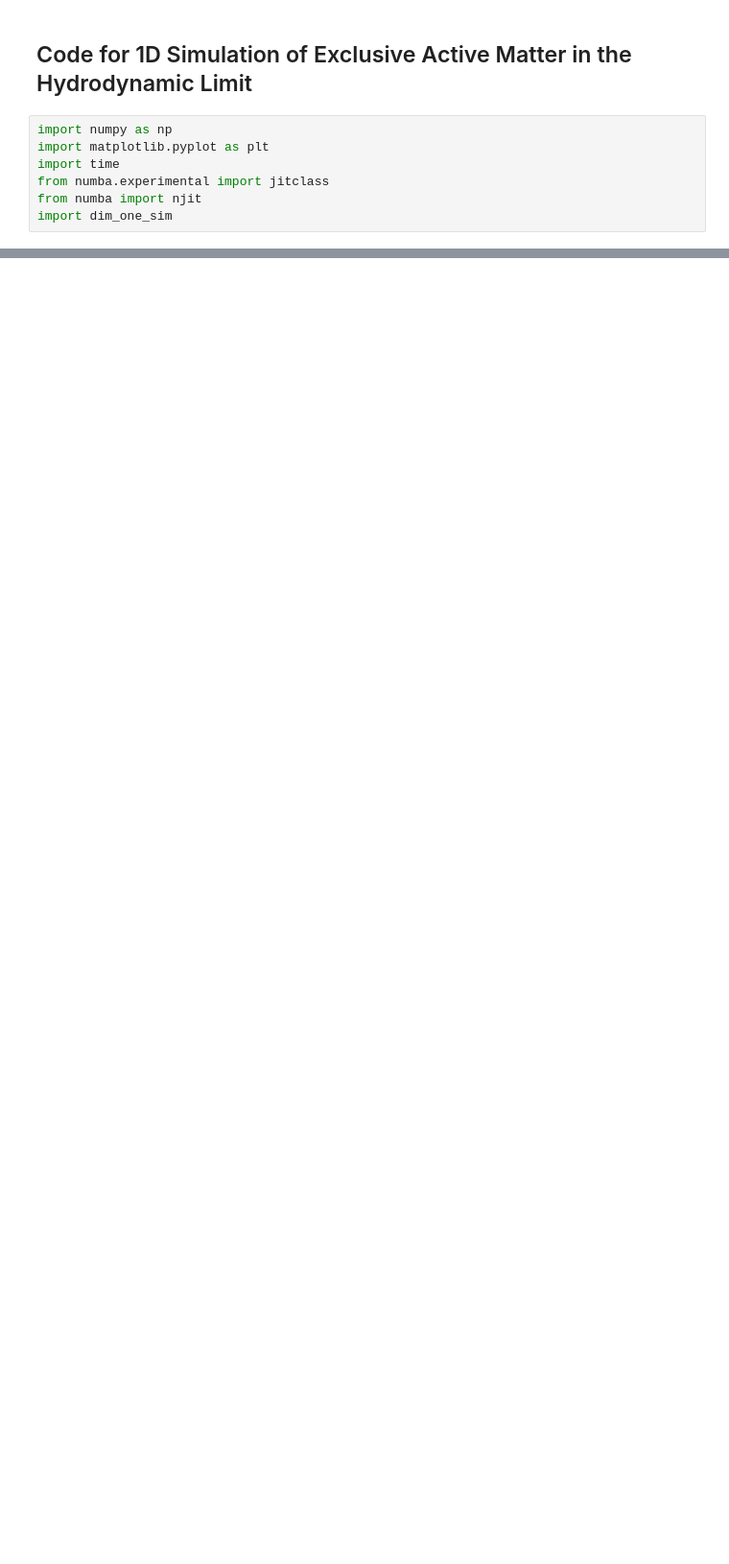
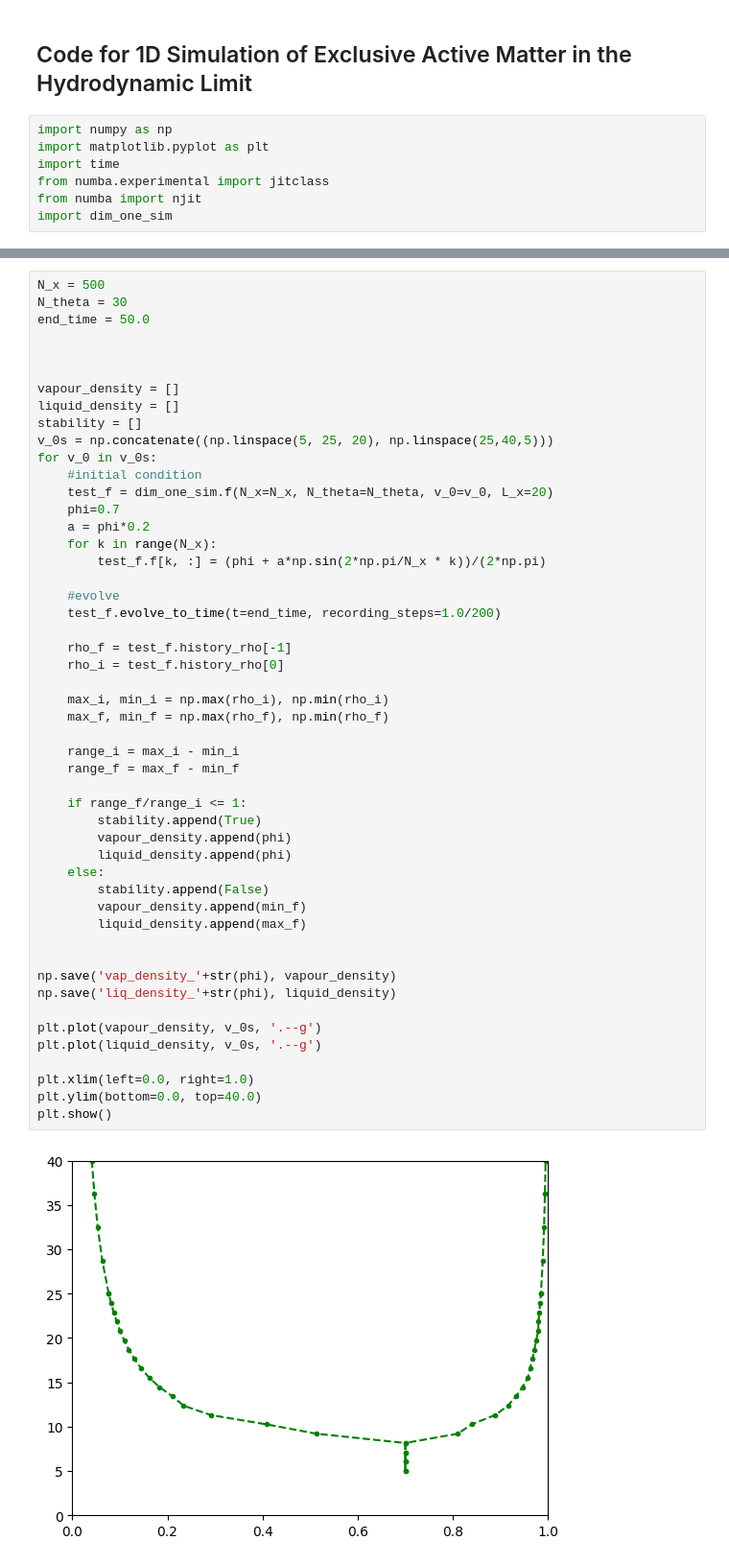
Before and after one commit to noahgrodzinski/Active-Interfaces, a Jupyter notebook: Numerics_1D/no_wall_sims/easy_to_read_1d_sims.ipynb, the cells around one changed output, grey strips where cells are left out. Shown at 96% size. Drawn from its saved outputs; the diff is of its cells as text; blank space fills up the shorter version.

```diff
--- a/Numerics_1D/no_wall_sims/easy_to_read_1d_sims.ipynb
+++ b/Numerics_1D/no_wall_sims/easy_to_read_1d_sims.ipynb
@@ -62,0 +32,52 @@ print(max(test_f.history_rho[-1]))
+# %%
+N_x = 500
+N_theta = 30
+end_time = 50.0
+
+
+
+vapour_density = []
+liquid_density = []
+stability = []
+v_0s = np.concatenate((np.linspace(5, 25, 20), np.linspace(25,40,5)))
+for v_0 in v_0s:
+    #initial condition
+    test_f = dim_one_sim.f(N_x=N_x, N_theta=N_theta, v_0=v_0, L_x=20)
+    phi=0.7
+    a = phi*0.2
+    for k in range(N_x):
+        test_f.f[k, :] = (phi + a*np.sin(2*np.pi/N_x * k))/(2*np.pi)
+
+    #evolve
+    test_f.evolve_to_time(t=end_time, recording_steps=1.0/200)
+
+    rho_f = test_f.history_rho[-1]
+    rho_i = test_f.history_rho[0]
+
+    max_i, min_i = np.max(rho_i), np.min(rho_i)
+    max_f, min_f = np.max(rho_f), np.min(rho_f)
+
+    range_i = max_i - min_i
+    range_f = max_f - min_f
+
+    if range_f/range_i <= 1:
+        stability.append(True)
+        vapour_density.append(phi)
+        liquid_density.append(phi)
+    else:
+        stability.append(False)
+        vapour_density.append(min_f)
+        liquid_density.append(max_f)
+
+
+np.save('vap_density_'+str(phi), vapour_density)
+np.save('liq_density_'+str(phi), liquid_density)
+
+plt.plot(vapour_density, v_0s, '.--g')
+plt.plot(liquid_density, v_0s, '.--g')
+
+plt.xlim(left=0.0, right=1.0)
+plt.ylim(bottom=0.0, top=40.0)
+plt.show()
+# %% [output]
+[figure, added]
```
Also changed, not shown: parts of 20 cells of this notebook, 10 other files.
